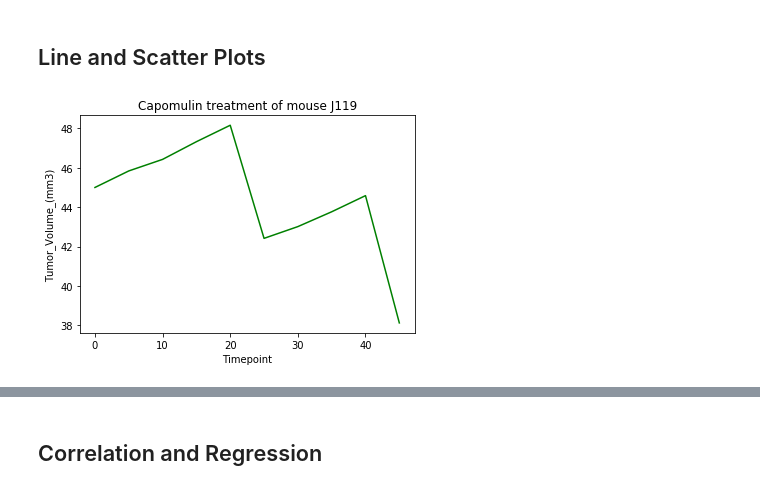
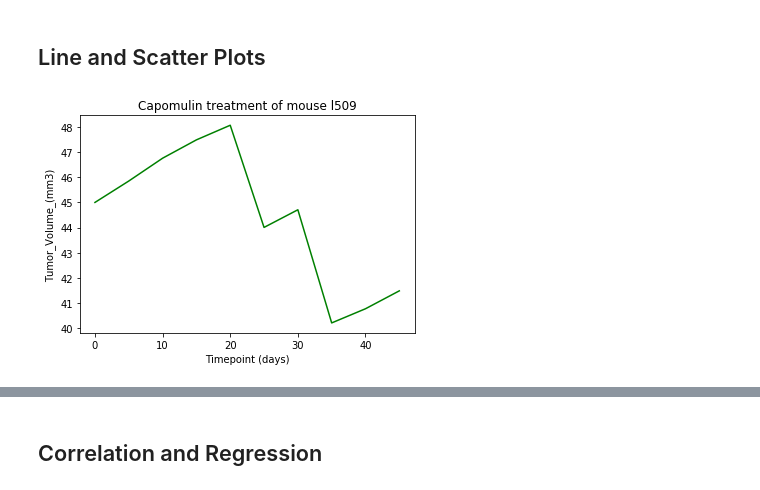
Before and after one commit to charlim26/matplotlib-challenge, a Jupyter notebook: Pymaceuticals/main3.ipynb, the cells around one changed output, grey strips where cells are left out. Saved outputs shown, nothing was run; the diff lists cells and outputs as text; code cells hidden in the pictures.

```diff
--- a/Pymaceuticals/main3.ipynb
+++ b/Pymaceuticals/main3.ipynb
@@ -570,18 +582,15 @@ plt.show()
 # %%
 # Generate a line plot of time point versus tumor volume for a mouse treated with Capomulin
 
-line_plot_df = pharma_final_df[pharma_final_df["Mouse_ID"] == "j119"]
-# mouse_capo = mouse_capo.loc[mouse_capo]["Drug_Regimen"] == "Capomulin"]
-# capo_mouse = mouse_capo.loc[mouse_capo]["Drug_Regimen"] == "Capomulin"]
-# final_mouse = capo_mouse.loc[capo_mouse]["Mouse_ID"] == "j119"]
-# final_mouse
+line_plot_df = pharma_final_df[pharma_final_df["Mouse_ID"] == "l509"]
+
 
 xplot = line_plot_df["Timepoint"]
 yplot = line_plot_df["Tumor_Volume_(mm3)"]
 plt.plot(xplot,yplot,color = "g")
-plt.xlabel("Timepoint")
+plt.xlabel("Timepoint (days)")
 plt.ylabel("Tumor_Volume_(mm3)")
-plt.title("Capomulin treatment of mouse J119")
+plt.title("Capomulin treatment of mouse l509")
 plt.show()
 # %% [output]
-[figure, old version]
+[figure, new version]
```
Also changed, not shown: parts of 13 cells of this notebook.
